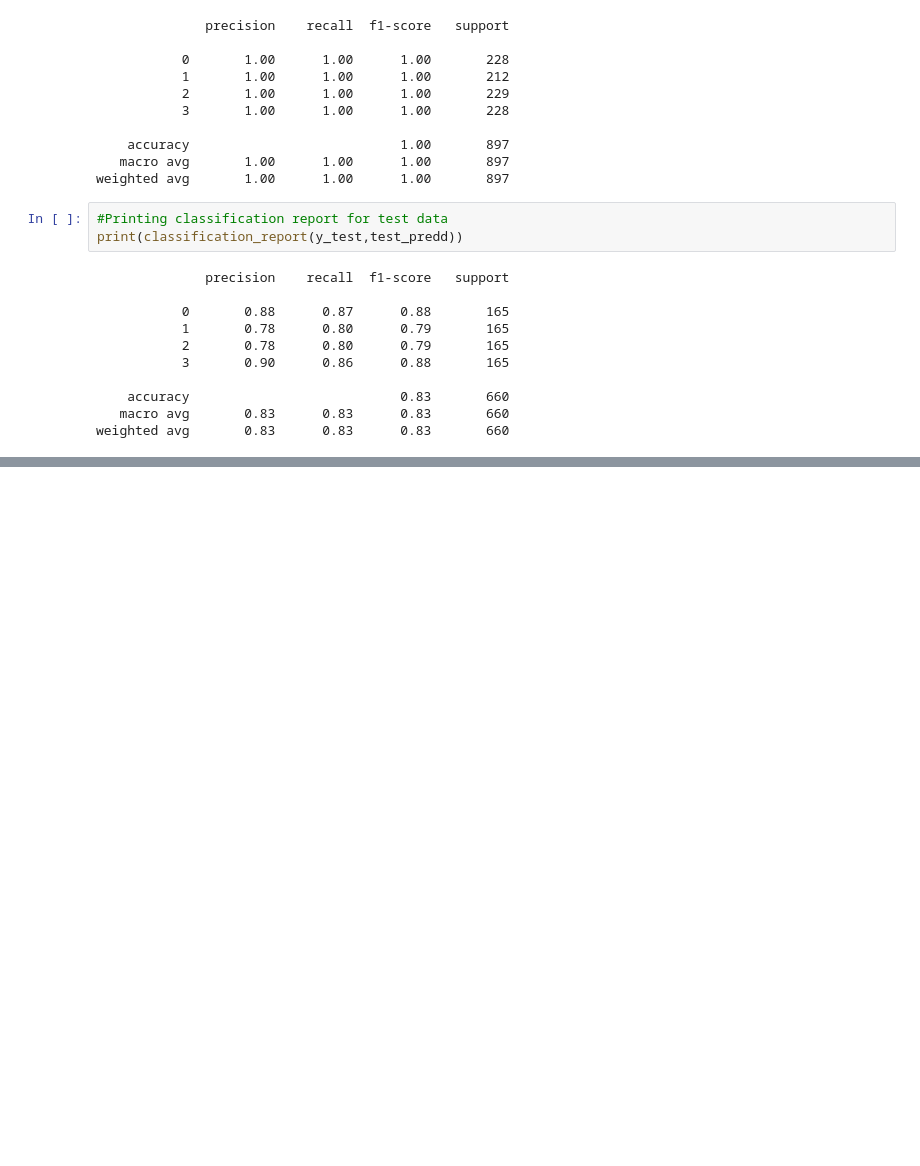
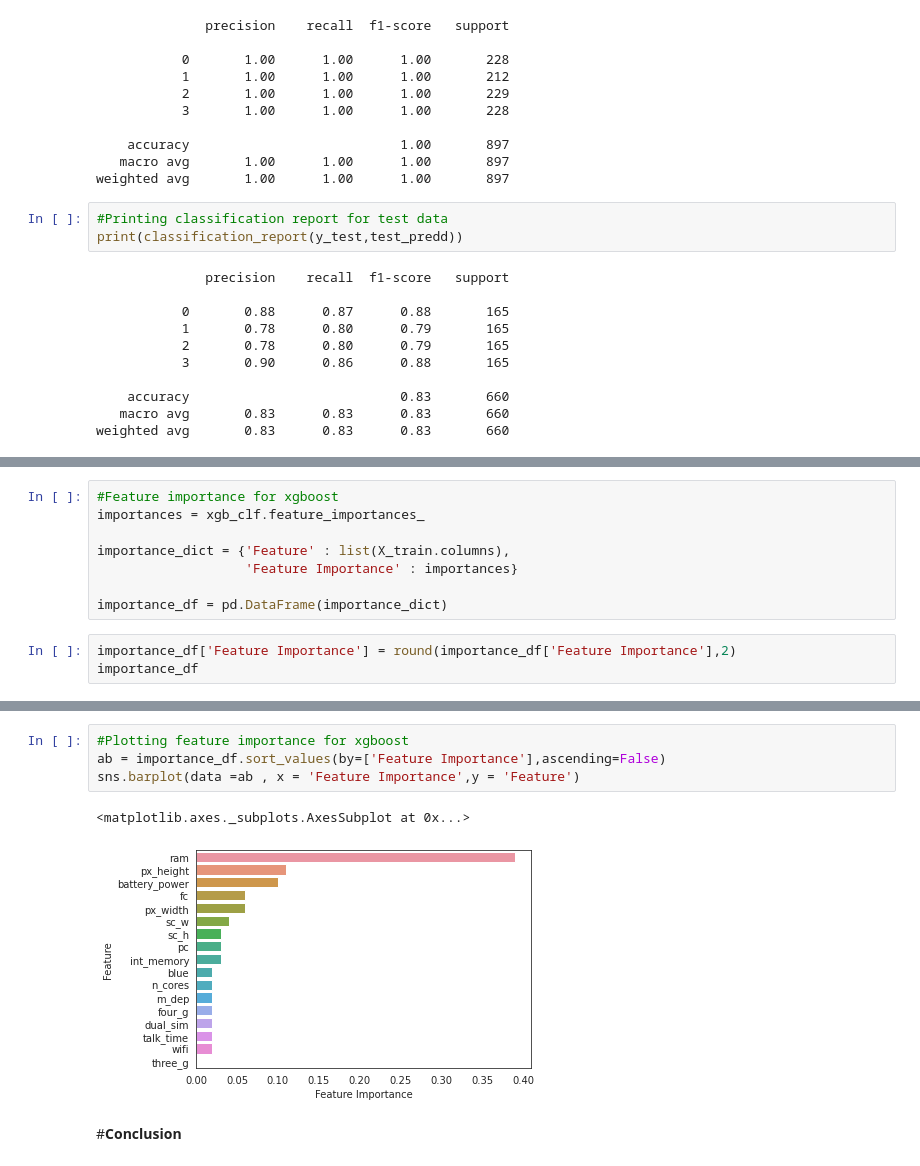
Before and after one commit to JyotiChiluka/Mobile-Price-Range-Prediction_Classification, a Jupyter notebook: Mobile_Price_Range_Prediction.ipynb, the cells around one changed output, grey strips where cells are left out. Saved outputs shown, nothing was run; the diff lists cells and outputs as text; blank space fills up the shorter version.

```diff
--- a/Mobile_Price_Range_Prediction.ipynb
+++ b/Mobile_Price_Range_Prediction.ipynb
@@ -1286,0 +1448,11 @@ weighted avg       0.83      0.83      0.83       660
+# %%
+#Feature importance for xgboost
+importances = xgb_clf.feature_importances_
+
+importance_dict = {'Feature' : list(X_train.columns),
+                   'Feature Importance' : importances}
+
+importance_df = pd.DataFrame(importance_dict)
+# %%
+importance_df['Feature Importance'] = round(importance_df['Feature Importance'],2)
+importance_df
@@ -1286,0 +1478,9 @@ weighted avg       0.83      0.83      0.83       660
+# %%
+#Plotting feature importance for xgboost
+ab = importance_df.sort_values(by=['Feature Importance'],ascending=False)
+sns.barplot(data =ab , x = 'Feature Importance',y = 'Feature')
+# %% [output]
+<matplotlib.axes._subplots.AxesSubplot at 0x...>
+[figure, added]
+# %% [markdown]
+#**Conclusion**
```
Also changed, not shown: parts of 47 cells of this notebook.
